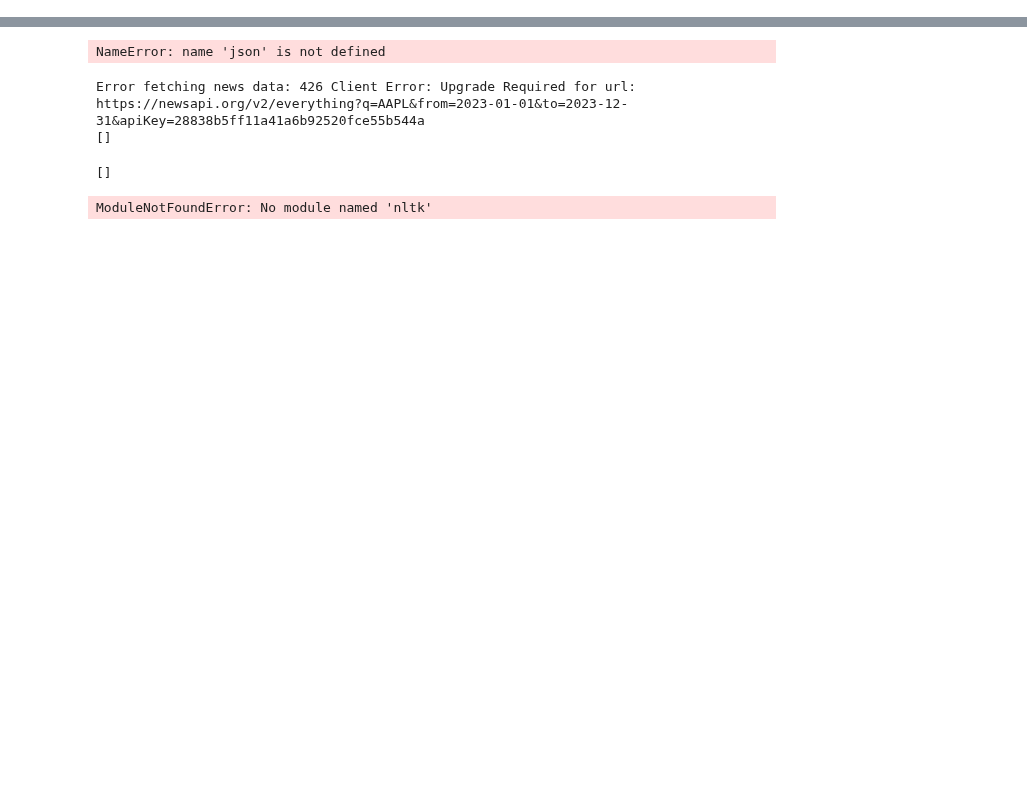
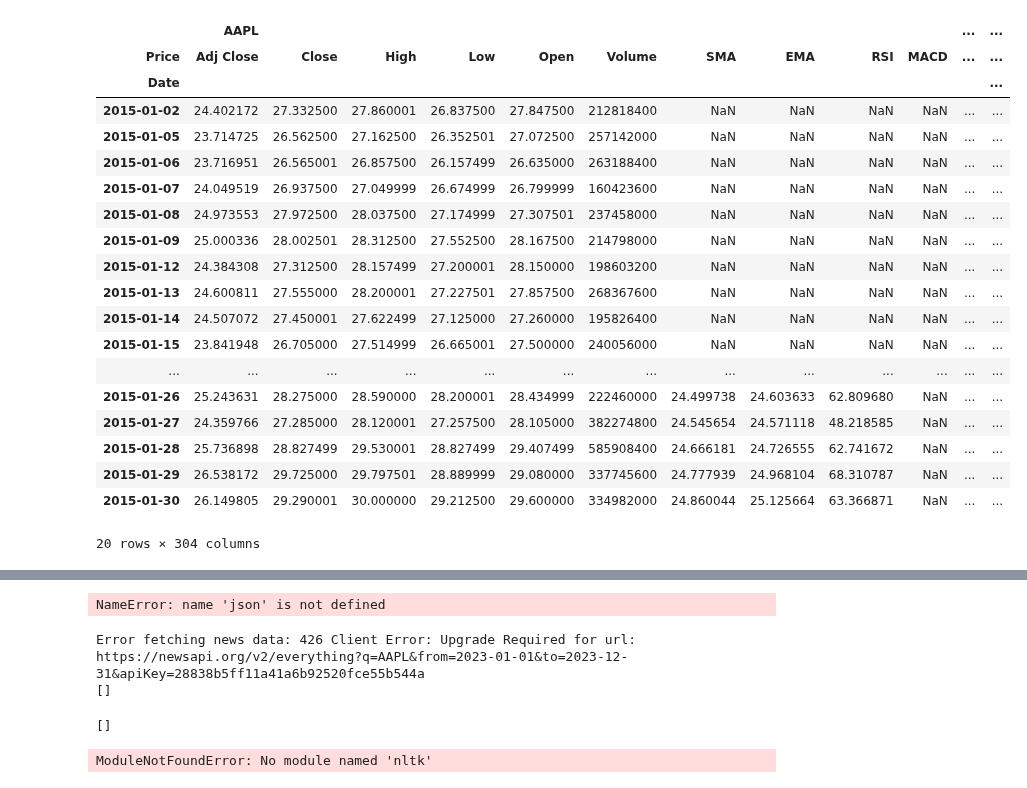
Before and after one commit to shekharbiswas/LSTM-Stock-Analysis, a Jupyter notebook: data_collection.ipynb, the cells around one changed output, grey strips where cells are left out. Cells and saved outputs as stored; diff of their text form; code cells hidden in the pictures; blank space fills up the shorter version.

Commit message:
added more indicators like RSI, EMA, Momentum ind etc.

```diff
--- a/data_collection.ipynb
+++ b/data_collection.ipynb
@@ -95,3 +126,26 @@ data
+# %%
+combined_indicators.head(20)
+# %% [output]
+|  | AAPL |  |  |  |  |  |  |  |  |  | ... | ... |
+| Price | Adj Close | Close | High | Low | Open | Volume | SMA | EMA | RSI | MACD | ... | ... |
+| Date |  |  |  |  |  |  |  |  |  |  |  | ... |
+| 2015-01-02 | 24.402172 | 27.332500 | 27.860001 | 26.837500 | 27.847500 | 212818400 | NaN | NaN | NaN | NaN | ... | ... |
+| 2015-01-05 | 23.714725 | 26.562500 | 27.162500 | 26.352501 | 27.072500 | 257142000 | NaN | NaN | NaN | NaN | ... | ... |
+| 2015-01-06 | 23.716951 | 26.565001 | 26.857500 | 26.157499 | 26.635000 | 263188400 | NaN | NaN | NaN | NaN | ... | ... |
+| 2015-01-07 | 24.049519 | 26.937500 | 27.049999 | 26.674999 | 26.799999 | 160423600 | NaN | NaN | NaN | NaN | ... | ... |
+| 2015-01-08 | 24.973553 | 27.972500 | 28.037500 | 27.174999 | 27.307501 | 237458000 | NaN | NaN | NaN | NaN | ... | ... |
+| 2015-01-09 | 25.000336 | 28.002501 | 28.312500 | 27.552500 | 28.167500 | 214798000 | NaN | NaN | NaN | NaN | ... | ... |
+| 2015-01-12 | 24.384308 | 27.312500 | 28.157499 | 27.200001 | 28.150000 | 198603200 | NaN | NaN | NaN | NaN | ... | ... |
+| 2015-01-13 | 24.600811 | 27.555000 | 28.200001 | 27.227501 | 27.857500 | 268367600 | NaN | NaN | NaN | NaN | ... | ... |
+| 2015-01-14 | 24.507072 | 27.450001 | 27.622499 | 27.125000 | 27.260000 | 195826400 | NaN | NaN | NaN | NaN | ... | ... |
+| 2015-01-15 | 23.841948 | 26.705000 | 27.514999 | 26.665001 | 27.500000 | 240056000 | NaN | NaN | NaN | NaN | ... | ... |
+| ... | ... | ... | ... | ... | ... | ... | ... | ... | ... | ... | ... | ... |
+| 2015-01-26 | 25.243631 | 28.275000 | 28.590000 | 28.200001 | 28.434999 | 222460000 | 24.499738 | 24.603633 | 62.809680 | NaN | ... | ... |
+| 2015-01-27 | 24.359766 | 27.285000 | 28.120001 | 27.257500 | 28.105000 | 382274800 | 24.545654 | 24.571118 | 48.218585 | NaN | ... | ... |
+| 2015-01-28 | 25.736898 | 28.827499 | 29.530001 | 28.827499 | 29.407499 | 585908400 | 24.666181 | 24.726555 | 62.741672 | NaN | ... | ... |
+| 2015-01-29 | 26.538172 | 29.725000 | 29.797501 | 28.889999 | 29.080000 | 337745600 | 24.777939 | 24.968104 | 68.310787 | NaN | ... | ... |
+| 2015-01-30 | 26.149805 | 29.290001 | 30.000000 | 29.212500 | 29.600000 | 334982000 | 24.860044 | 25.125664 | 63.366871 | NaN | ... | ... |
+20 rows × 304 columns
 # %%
 data.head(2)
 # %% [output]
```
Also changed, not shown: parts of 3 cells of this notebook, 1 other file.
